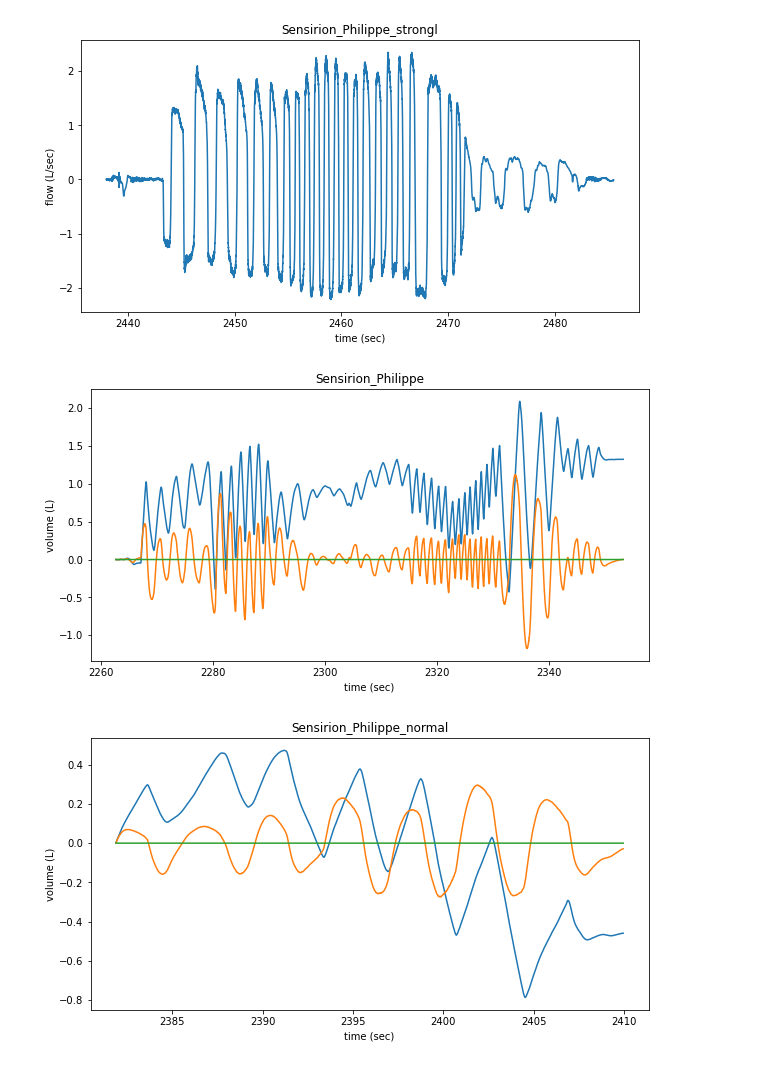
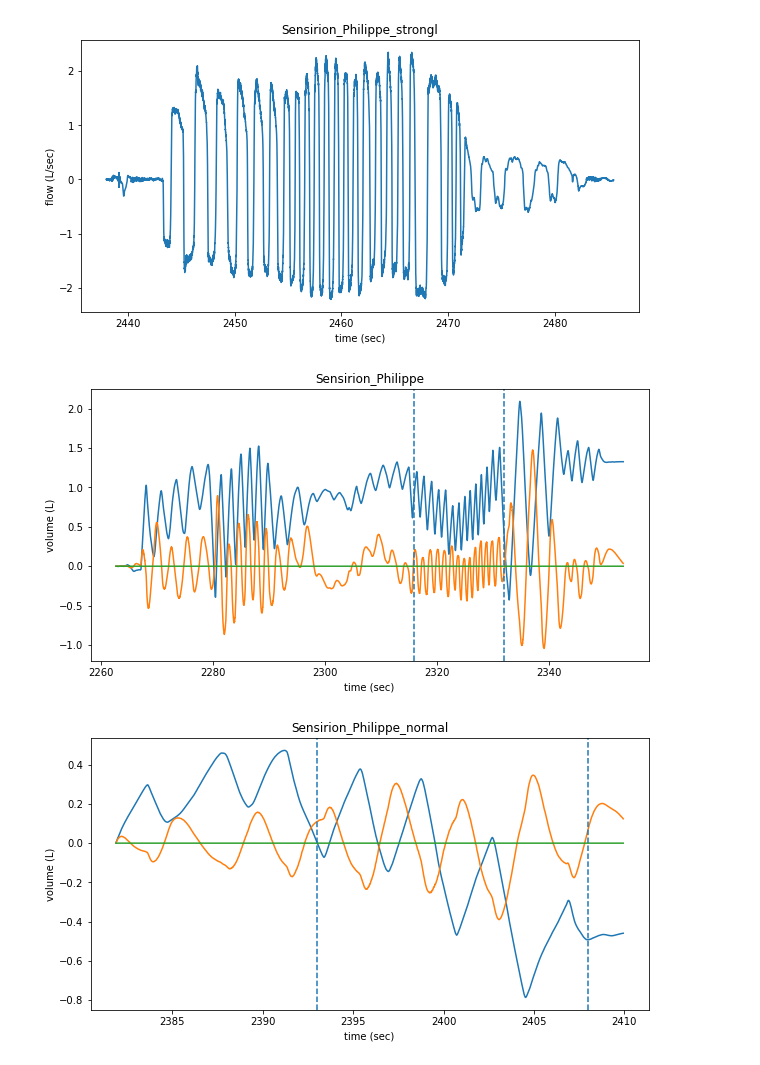
Before and after one commit to Princeton-Penn-Vents/princeton-penn-flowmeter, a Jupyter notebook: analysis/real-data.ipynb, the cells around one changed output. Saved outputs shown, nothing was run; the diff lists cells and outputs as text; code cells hidden in the pictures.

```diff
--- a/analysis/real-data.ipynb
+++ b/analysis/real-data.ipynb
@@ -53,7 +53,7 @@ fig.savefig("Sensirion_Philippe_strongl.png")
 # %%
 def compute_volume(dataset):
     volumes = scipy.integrate.cumtrapz(dataset.flows, dataset.times)
-    filtered = scipy.signal.sosfilt(scipy.signal.butter(4, 0.001, "highpass", output="sos"), volumes)
+    filtered = scipy.signal.sosfilt(scipy.signal.butter(100, 0.0001, "highpass", output="sos"), volumes)
     return collections.namedtuple("TimesFlowsVolumes", ["times", "flows", "volumes", "filtered"])(
         dataset.times[:-1], dataset.flows[:-1], volumes, filtered)
 
@@ -63,25 +63,29 @@ strong = compute_volume(strong)
 # %%
 fig, ax = plt.subplots(1, 1, figsize=(10, 5))
 ax.plot(first.times, first.volumes)
 ax.plot(first.times, first.filtered)
 ax.plot(first.times, np.zeros(len(first.times)))
+ax.axvline(2316, linestyle="--")
+ax.axvline(2332, linestyle="--")
 ax.set_title("Sensirion_Philippe")
 ax.set_xlabel("time (sec)")
 ax.set_ylabel("volume (L)")
 fig.savefig("Sensirion_Philippe-volume.png")
 # %% [output]
-[figure, old version]
+[figure, new version]
 # %%
 fig, ax = plt.subplots(1, 1, figsize=(10, 5))
 ax.plot(normal.times, normal.volumes)
 ax.plot(normal.times, normal.filtered)
 ax.plot(normal.times, np.zeros(len(normal.times)))
+ax.axvline(2393, linestyle="--")
+ax.axvline(2408, linestyle="--")
 ax.set_title("Sensirion_Philippe_normal")
 ax.set_xlabel("time (sec)")
 ax.set_ylabel("volume (L)")
 fig.savefig("Sensirion_Philippe_normal-volume.png")
 # %% [output]
-[figure, old version]
+[figure, new version]
 # %%
 fig, ax = plt.subplots(1, 1, figsize=(10, 5))
 ax.plot(strong.times, strong.volumes)
```
Also changed, not shown: parts of 4 cells of this notebook.
